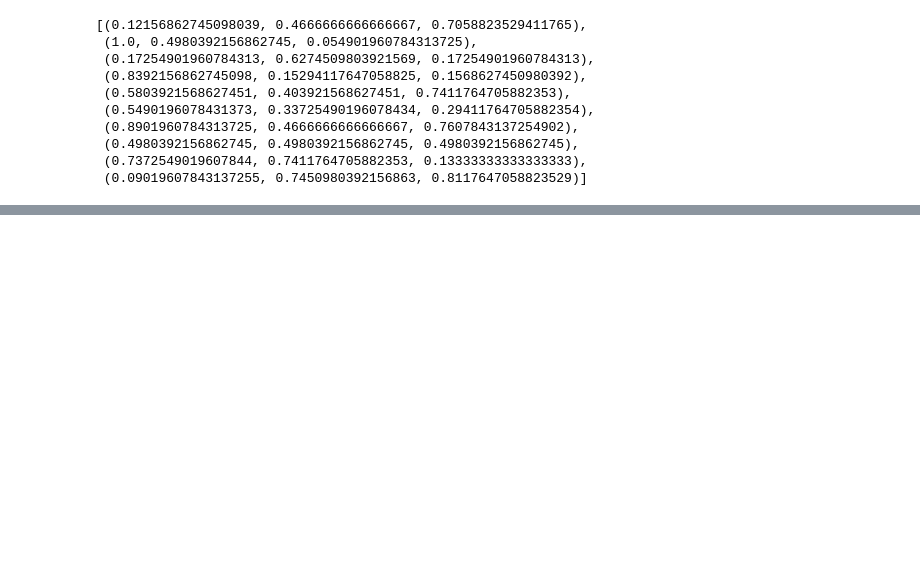
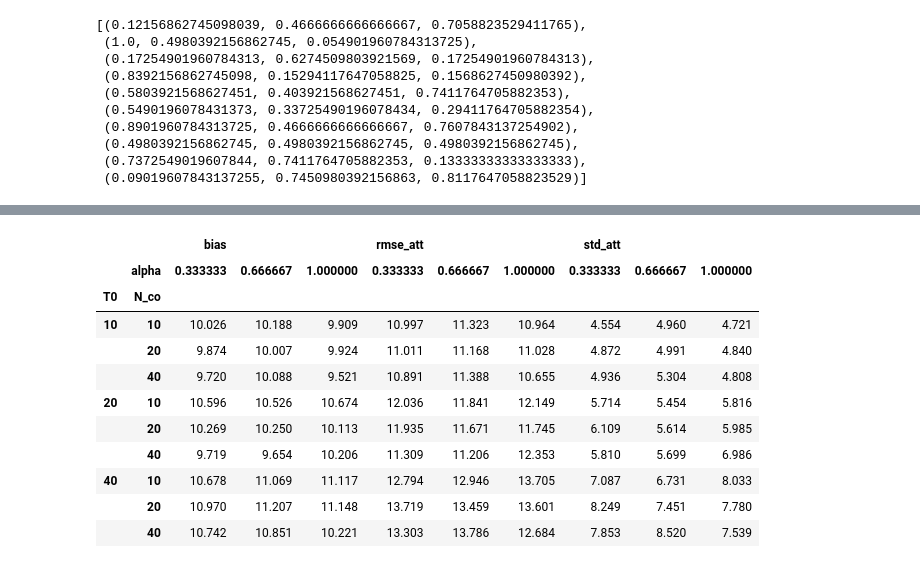
Before and after one commit to CongWang141/JMP, a Jupyter notebook: test5_finite_sample.ipynb, the cells around one changed output, grey strips where cells are left out. Cells and saved outputs as stored; diff of their text form; code cells hidden in the pictures; blank space fills up the shorter version.

```diff
--- a/test5_finite_sample.ipynb
+++ b/test5_finite_sample.ipynb
@@ -107,0 +149,21 @@ df.pivot_table(index=['T0', 'N_co'], columns='alpha', values=['bias', 'std_att',
+# %%
+# n_jobs=-1 uses all available CPU cores
+results3 = Parallel(n_jobs=-1)(delayed(simulate)(alpha, t, n, 'SCM') for alpha in alphas for t in T0 for n in N_co)
+
+# Convert the results to a DataFrame
+df3 = pd.DataFrame(results3)
+# %%
+df3.pivot_table(index=['T0', 'N_co'], columns='alpha', values=['bias', 'std_att', 'rmse_att']).round(3)
+# %% [output]
+|  |  | bias |  |  | rmse_att |  |  | std_att |  |  |
+|  | alpha | 0.333333 | 0.666667 | 1.000000 | 0.333333 | 0.666667 | 1.000000 | 0.333333 | 0.666667 | 1.000000 |
+| T0 | N_co |  |  |  |  |  |  |  |  |  |
+| 10 | 10 | 10.026 | 10.188 | 9.909 | 10.997 | 11.323 | 10.964 | 4.554 | 4.960 | 4.721 |
+|  | 20 | 9.874 | 10.007 | 9.924 | 11.011 | 11.168 | 11.028 | 4.872 | 4.991 | 4.840 |
+|  | 40 | 9.720 | 10.088 | 9.521 | 10.891 | 11.388 | 10.655 | 4.936 | 5.304 | 4.808 |
+| 20 | 10 | 10.596 | 10.526 | 10.674 | 12.036 | 11.841 | 12.149 | 5.714 | 5.454 | 5.816 |
+|  | 20 | 10.269 | 10.250 | 10.113 | 11.935 | 11.671 | 11.745 | 6.109 | 5.614 | 5.985 |
+|  | 40 | 9.719 | 9.654 | 10.206 | 11.309 | 11.206 | 12.353 | 5.810 | 5.699 | 6.986 |
+| 40 | 10 | 10.678 | 11.069 | 11.117 | 12.794 | 12.946 | 13.705 | 7.087 | 6.731 | 8.033 |
+|  | 20 | 10.970 | 11.207 | 11.148 | 13.719 | 13.459 | 13.601 | 8.249 | 7.451 | 7.780 |
+|  | 40 | 10.742 | 10.851 | 10.221 | 13.303 | 13.786 | 12.684 | 7.853 | 8.520 | 7.539 |
```
Also changed, not shown: parts of 15 cells of this notebook, 35 other files.
